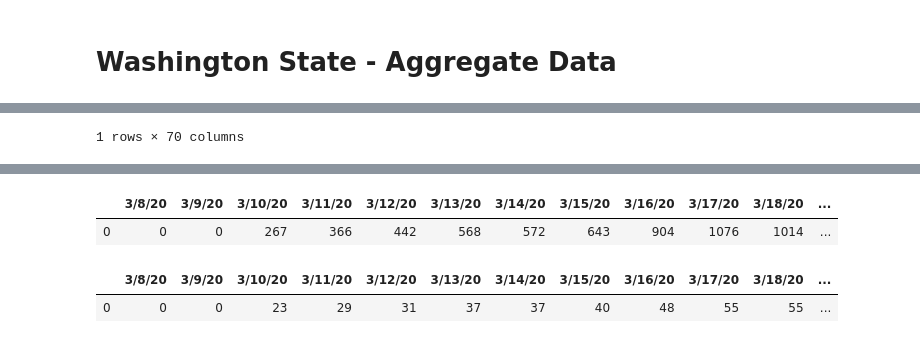
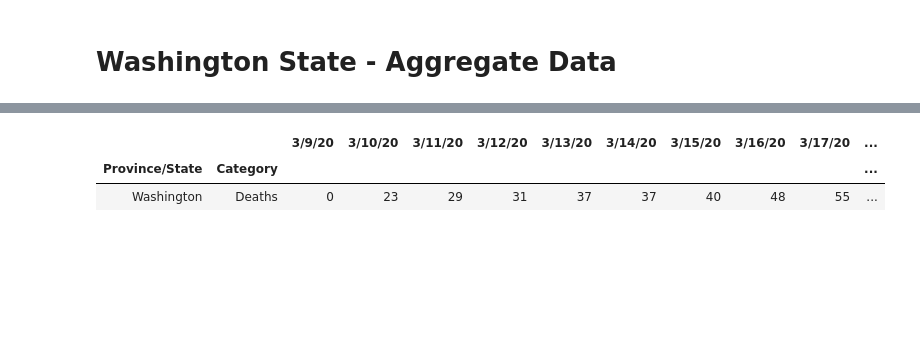
Before and after one commit to arkulkarni/COVID-19-Analysis, a Jupyter notebook: COVID-19-Analysis.ipynb, the cells around one changed output, grey strips where cells are left out. Saved outputs shown, nothing was run; the diff lists cells and outputs as text; code cells hidden in the pictures; blank space fills up the shorter version.

```diff
--- a/COVID-19-Analysis.ipynb
+++ b/COVID-19-Analysis.ipynb
@@ -56,8 +56,8 @@ dfDeathsUSStates = dfDeathsUSStates.sort_values(dfDeathsUSStates.columns[-1], as
 # %% [markdown]
 # Washington State - Aggregate Data
 # %%
-dfWAConfirmed = dfConfirmedUSStates[dfConfirmedUSStates['Province/State'] == 'Washington']
-dfWADeaths =  dfDeathsUSStates[dfDeathsUSStates['Province/State'] == 'Washington']
+dfWAConfirmed = dfConfirmedUSStates[dfConfirmedUSStates['Province/State'] == 'Washington'].copy()
+dfWADeaths =  dfDeathsUSStates[dfDeathsUSStates['Province/State'] == 'Washington'].copy()
 
 trace1 = go.Scatter(
     x = dfWAConfirmed.columns[50:],
@@ -71,7 +71,10 @@ data = [trace1, trace2]
 layout = dict(title = 'WA state - Cumulative Cases and Deaths')
 
 py.iplot(dict(data=data, layout=layout))
-
+dfWAConfirmed['Category'] = 'Confirmed Cases'
+dfWAConfirmed = dfWAConfirmed.set_index(['Province/State', 'Category'])
 dfWAConfirmed[dfWAConfirmed.columns[50:]]
+dfWADeaths['Category'] = 'Deaths'
+dfWADeaths = dfWADeaths.set_index(['Province/State', 'Category'])
 dfWADeaths[dfWAConfirmed.columns[50:]]
 # %% [output]
@@ -80 +84,0 @@ dfWADeaths[dfWAConfirmed.columns[50:]]
-1 rows × 70 columns
@@ -82,7 +85,6 @@ dfWADeaths[dfWAConfirmed.columns[50:]]
-|  | 3/8/20 | 3/9/20 | 3/10/20 | 3/11/20 | 3/12/20 | 3/13/20 | 3/14/20 | 3/15/20 | 3/16/20 | 3/17/20 | 3/18/20 | ... |
-| 0 | 0 | 0 | 267 | 366 | 442 | 568 | 572 | 643 | 904 | 1076 | 1014 | ... |
+|  |  | 3/9/20 | 3/10/20 | 3/11/20 | 3/12/20 | 3/13/20 | 3/14/20 | 3/15/20 | 3/16/20 | 3/17/20 | ... |
+| Province/State | Category |  |  |  |  |  |  |  |  |  | ... |
+| Washington | Deaths | 0 | 23 | 29 | 31 | 37 | 37 | 40 | 48 | 55 | ... |
-|  | 3/8/20 | 3/9/20 | 3/10/20 | 3/11/20 | 3/12/20 | 3/13/20 | 3/14/20 | 3/15/20 | 3/16/20 | 3/17/20 | 3/18/20 | ... |
-| 0 | 0 | 0 | 23 | 29 | 31 | 37 | 37 | 40 | 48 | 55 | 55 | ... |
 # %%
 dfWAConfirmedDailyNew = dfWAConfirmed[dfWAConfirmed.columns[50:]].diff(axis=1)
 dfWADeathsDailyNew = dfWADeaths[dfWADeaths.columns[50:]].diff(axis=1)
```
Also changed, not shown: parts of 7 cells of this notebook.
